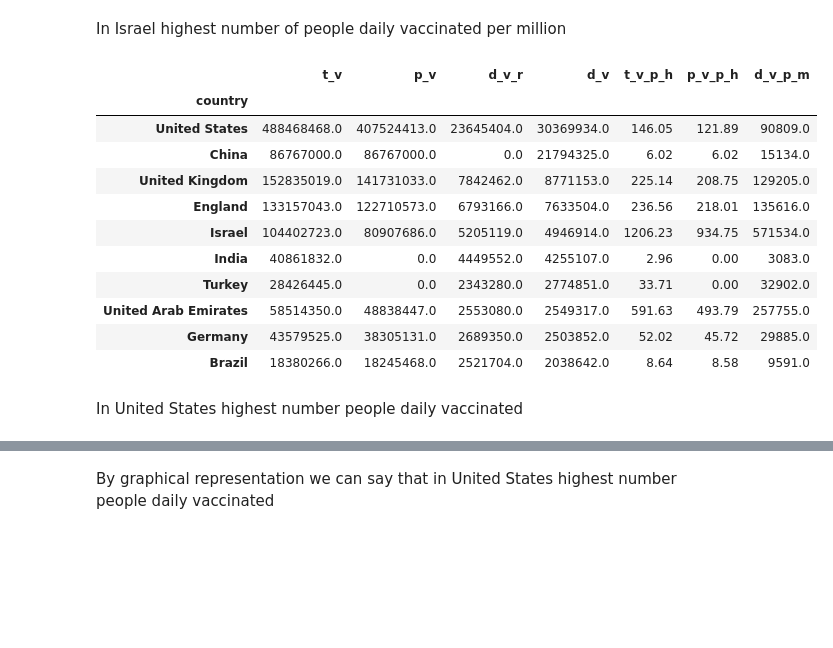
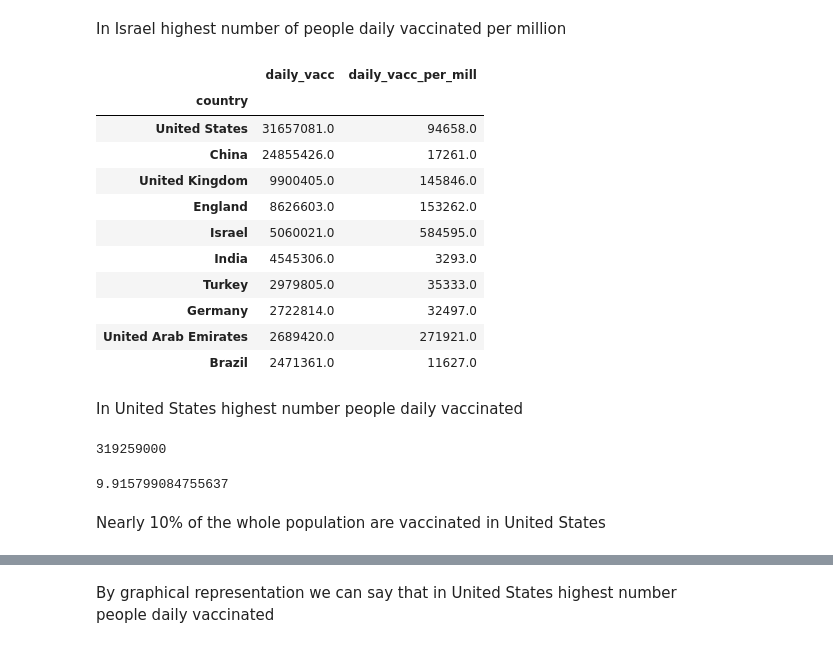
Before and after one commit to Chetan265/assgn, a Jupyter notebook: Covid-19.ipynb, the cells around one changed output, grey strips where cells are left out. Cells and saved outputs as stored; diff of their text form; code cells hidden in the pictures; blank space fills up the shorter version.

```diff
--- a/Covid-19.ipynb
+++ b/Covid-19.ipynb
@@ -111,9 +164,6 @@ daily_vaccinations_per_million:d_v_p_m
 # %%
 ## Renaming column names
-cv = cv.rename(columns = {"total_vaccinations":"t_v","people_vaccinated":"p_v","people_fully_vaccinated":"p_f_v",
-                         "daily_vaccinations_raw":"d_v_r","daily_vaccinations":"d_v","total_vaccinations_per_hundred":"t_v_p_h",
-                         "people_vaccinated_per_hundred":"p_v_p_h","people_fully_vaccinated_per_hundred":"p_f_v_p_h",
-                          "daily_vaccinations_per_million":"d_v_p_m"})
+cv = cv.rename(columns = {"daily_vaccinations":"daily_vacc","daily_vaccinations_per_million":"daily_vacc_per_mill"})
 cv.info()
 # %% [output]
 <class 'pandas.core.frame.DataFrame'>
@@ -218,21 +294,22 @@ x.head(10)
 # %% [markdown]
 In Israel highest number of people daily vaccinated per million
 # %%
-x = cv.groupby('country').sum()
-x = x.sort_values(['d_v'],ascending=False)
-x.head(10)
+# Grouping the countries with respect to daily vaccination of people
+df = cv.groupby('country').sum()
+df = df.sort_values(['daily_vacc'],ascending=False)
+df.head(10)
 # %% [output]
-|  | t_v | p_v | d_v_r | d_v | t_v_p_h | p_v_p_h | d_v_p_m |
-| country |  |  |  |  |  |  |  |
-| United States | 488468468.0 | 407524413.0 | 23645404.0 | 30369934.0 | 146.05 | 121.89 | 90809.0 |
-| China | 86767000.0 | 86767000.0 | 0.0 | 21794325.0 | 6.02 | 6.02 | 15134.0 |
-| United Kingdom | 152835019.0 | 141731033.0 | 7842462.0 | 8771153.0 | 225.14 | 208.75 | 129205.0 |
-| England | 133157043.0 | 122710573.0 | 6793166.0 | 7633504.0 | 236.56 | 218.01 | 135616.0 |
-| Israel | 104402723.0 | 80907686.0 | 5205119.0 | 4946914.0 | 1206.23 | 934.75 | 571534.0 |
-| India | 40861832.0 | 0.0 | 4449552.0 | 4255107.0 | 2.96 | 0.00 | 3083.0 |
-| Turkey | 28426445.0 | 0.0 | 2343280.0 | 2774851.0 | 33.71 | 0.00 | 32902.0 |
-| United Arab Emirates | 58514350.0 | 48838447.0 | 2553080.0 | 2549317.0 | 591.63 | 493.79 | 257755.0 |
-| Germany | 43579525.0 | 38305131.0 | 2689350.0 | 2503852.0 | 52.02 | 45.72 | 29885.0 |
-| Brazil | 18380266.0 | 18245468.0 | 2521704.0 | 2038642.0 | 8.64 | 8.58 | 9591.0 |
+|  | daily_vacc | daily_vacc_per_mill |
+| country |  |  |
+| United States | 31657081.0 | 94658.0 |
+| China | 24855426.0 | 17261.0 |
+| United Kingdom | 9900405.0 | 145846.0 |
+| England | 8626603.0 | 153262.0 |
+| Israel | 5060021.0 | 584595.0 |
+| India | 4545306.0 | 3293.0 |
+| Turkey | 2979805.0 | 35333.0 |
+| Germany | 2722814.0 | 32497.0 |
+| United Arab Emirates | 2689420.0 | 271921.0 |
+| Brazil | 2471361.0 | 11627.0 |
 # %% [markdown]
 In United States highest number people daily vaccinated
@@ -240,0 +316,14 @@ import plotly.express as px
+# %%
+# Population of the United States
+from countryinfo import CountryInfo
+country = CountryInfo('United States')
+country.population()
+# %% [output]
+319259000
+# %%
+# Percentage of number of people vaccinated per population in United States
+(31657081/319259000)*100
+# %% [output]
+9.915799084755637
+# %% [markdown]
+Nearly 10% of the whole population are vaccinated in United States
```
Also changed, not shown: parts of 40 cells of this notebook.
